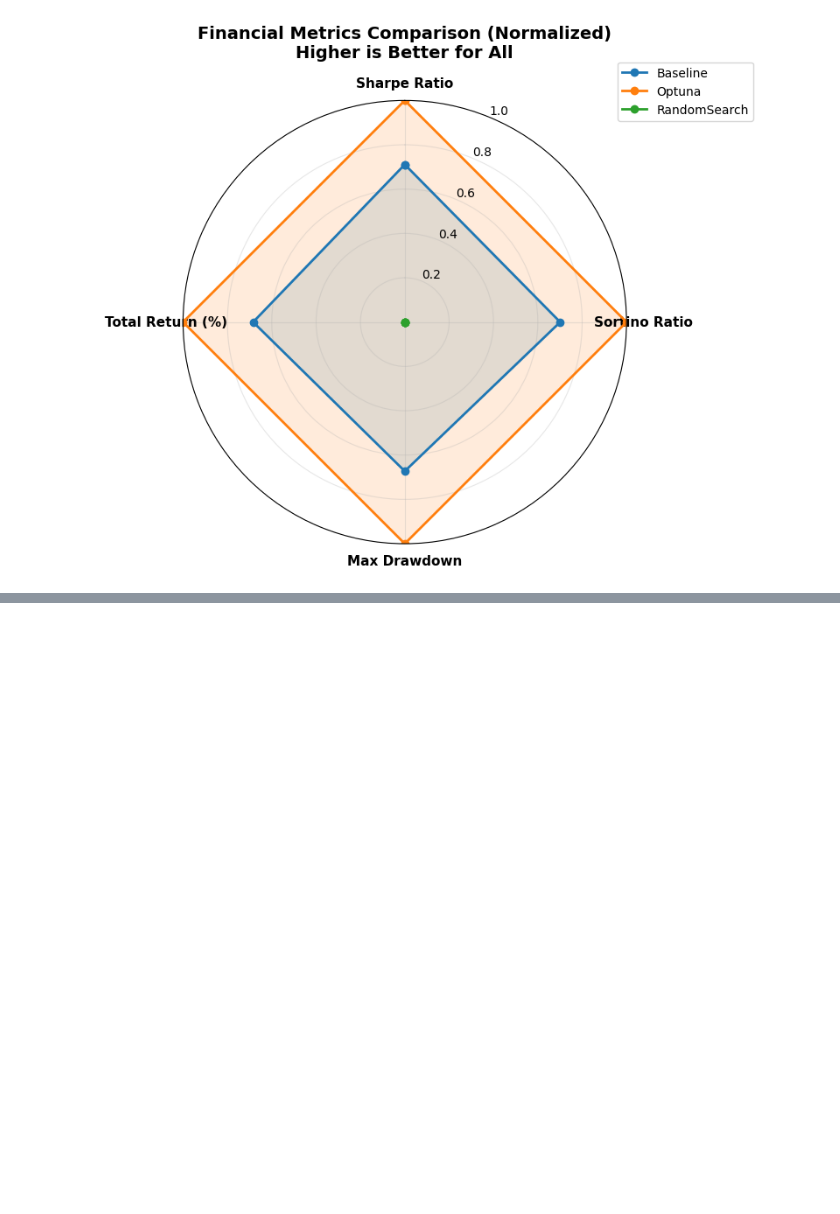
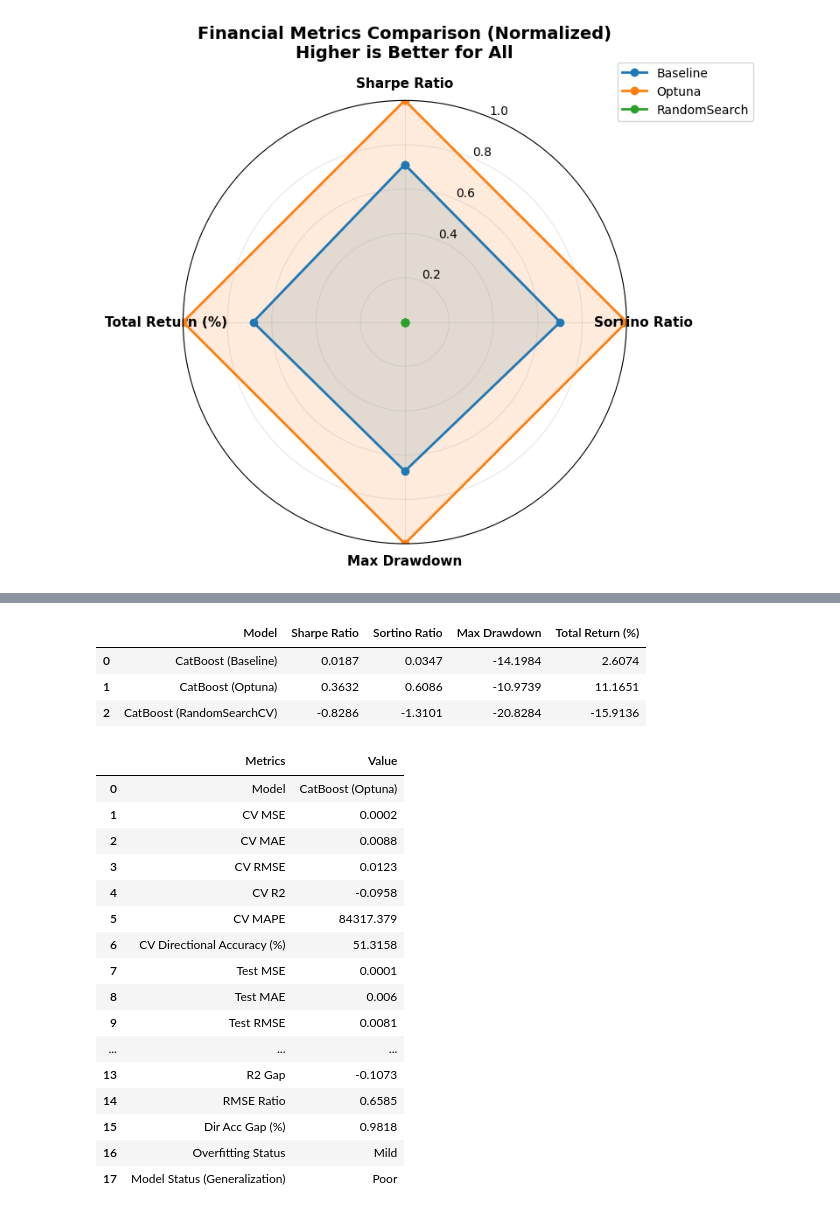
Before and after one commit to tshihab07/gold-price-forecasting, a Jupyter notebook: notebookes/model_CatBoost.ipynb, the cells around one changed output, grey strips where cells are left out. Cells and saved outputs as stored; diff of their text form; code cells hidden in the pictures; blank space fills up the shorter version.

Commit message:
feat(pipeline): finalize model training, prediction flow, save the best model and aggragated performance

```diff
--- a/notebookes/model_CatBoost.ipynb
+++ b/notebookes/model_CatBoost.ipynb
@@ -775,0 +778,6 @@ plt.show()
+# %%
+# final summary of all models performance
+final_summary = pd.merge(performance_summary,
+                    overfit_df[['Model', 'R2 Gap', 'RMSE Ratio', "Dir Acc Gap (%)", 'Overfitting Status', 'Model Status (Generalization)']],
+                    on="Model",
+                    how="outer")
@@ -775,0 +793,40 @@ plt.show()
+# %%
+# financial metrics of all variations
+financial_metrics = pd.concat([fin_baseline, fin_optuna, fin_random], axis = 0).reset_index(drop=True)
+financial_metrics
+# %% [output]
+|  | Model | Sharpe Ratio | Sortino Ratio | Max Drawdown | Total Return (%) |
+| 0 | CatBoost (Baseline) | 0.0187 | 0.0347 | -14.1984 | 2.6074 |
+| 1 | CatBoost (Optuna) | 0.3632 | 0.6086 | -10.9739 | 11.1651 |
+| 2 | CatBoost (RandomSearchCV) | -0.8286 | -1.3101 | -20.8284 | -15.9136 |
+# %%
+# best model selection based on test R2 and test RMSE with tie-breaker logic
+cb_performance = final_summary.sort_values(
+    by=['Test R2', 'Test RMSE'],
+    ascending=[False, True]
+)
+
+best_variant = cb_performance.iloc[0]
+# %%
+# convert best variant performance to dataframe
+best_variant = best_variant.to_frame(name='Value').rename_axis('Metrics').reset_index()
+# %%
+best_variant
+# %% [output]
+|  | Metrics | Value |
+| 0 | Model | CatBoost (Optuna) |
+| 1 | CV MSE | 0.0002 |
+| 2 | CV MAE | 0.0088 |
+| 3 | CV RMSE | 0.0123 |
+| 4 | CV R2 | -0.0958 |
+| 5 | CV MAPE | 84317.379 |
+| 6 | CV Directional Accuracy (%) | 51.3158 |
+| 7 | Test MSE | 0.0001 |
+| 8 | Test MAE | 0.006 |
+| 9 | Test RMSE | 0.0081 |
+| ... | ... | ... |
+| 13 | R2 Gap | -0.1073 |
+| 14 | RMSE Ratio | 0.6585 |
+| 15 | Dir Acc Gap (%) | 0.9818 |
+| 16 | Overfitting Status | Mild |
+| 17 | Model Status (Generalization) | Poor |
```
Also changed, not shown: parts of 12 cells of this notebook.
